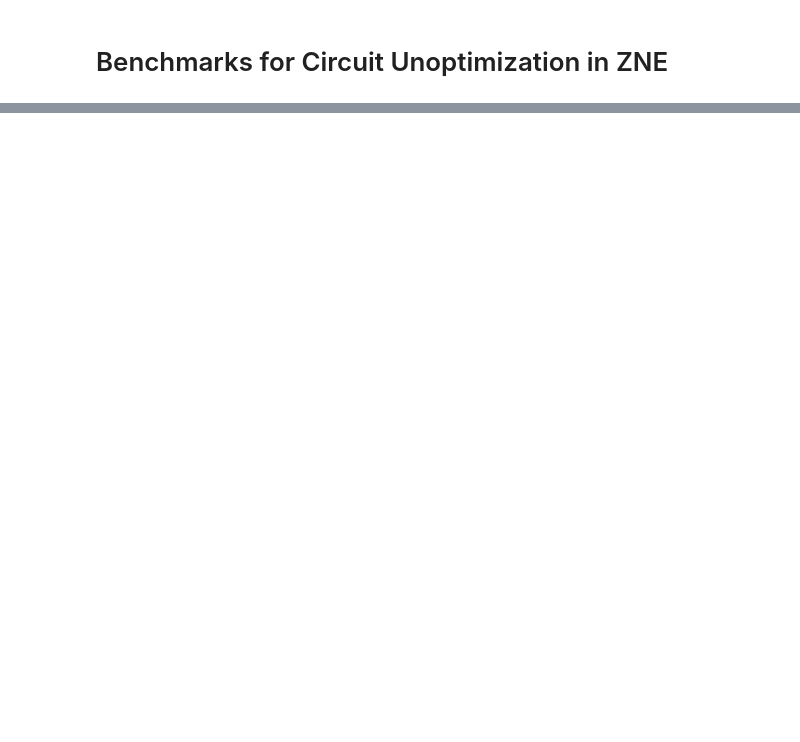
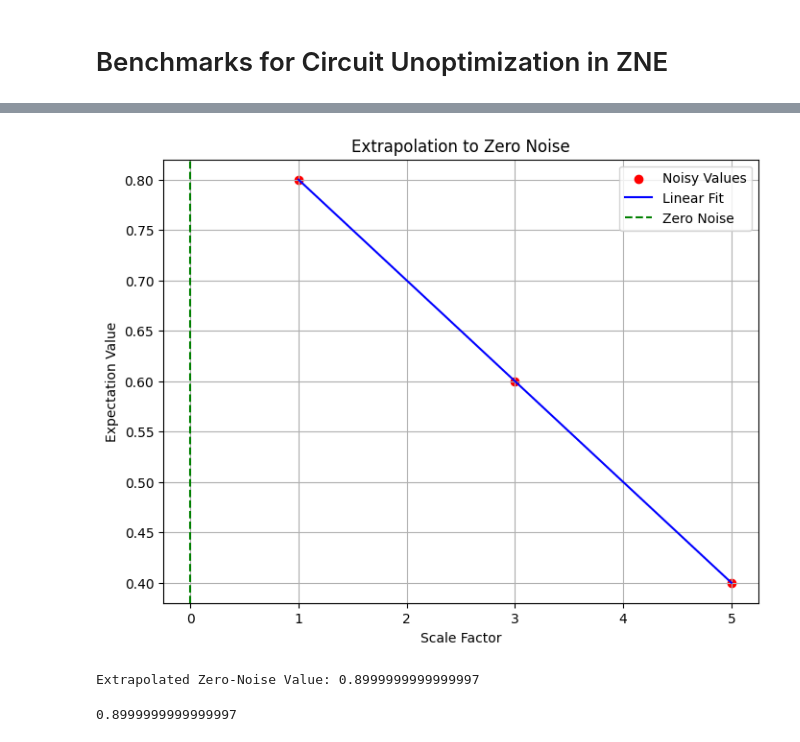
Before and after one commit to unitaryfund/circuit-unoptimization, a Jupyter notebook: notebooks/zne_benchmarks.ipynb, the cells around one changed output, grey strips where cells are left out. Drawn from its saved outputs; the diff is of its cells as text; code cells hidden in the pictures; blank space fills up the shorter version.

```diff
--- a/notebooks/zne_benchmarks.ipynb
+++ b/notebooks/zne_benchmarks.ipynb
@@ -33,0 +17,9 @@ ideal_value = 1
+# %%
+# Simulate noisy values for extrapolation (example values)
+scale_factors = [1, 3, 5]
+noisy_values = [0.8, 0.6, 0.4]
+extrapolation_fit(scale_factors, noisy_values)
+# %% [output]
+[figure, added]
+Extrapolated Zero-Noise Value: 0.8999999999999997
+0.8999999999999997
```
Also changed, not shown: parts of 4 cells of this notebook, 3 other files.
